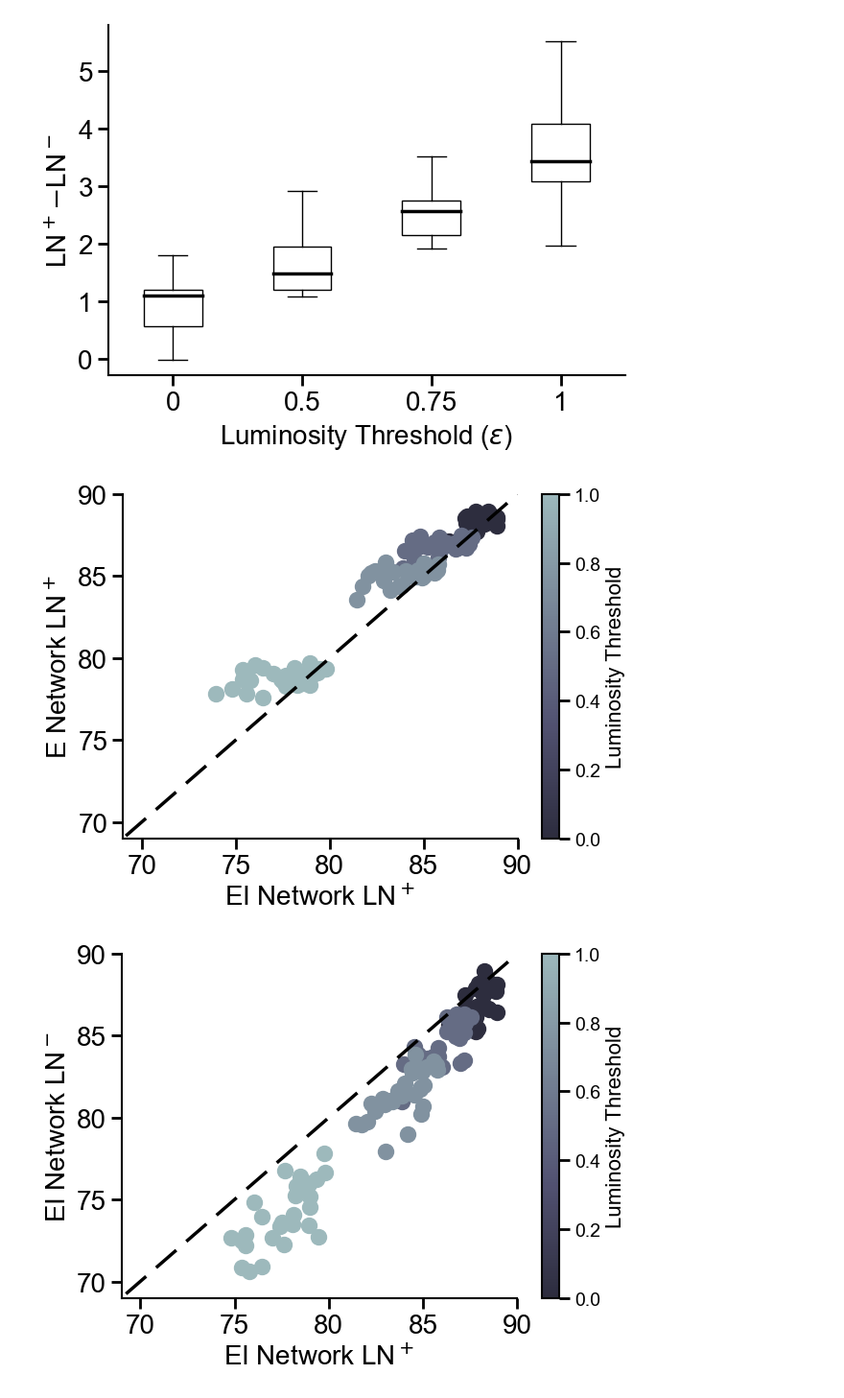
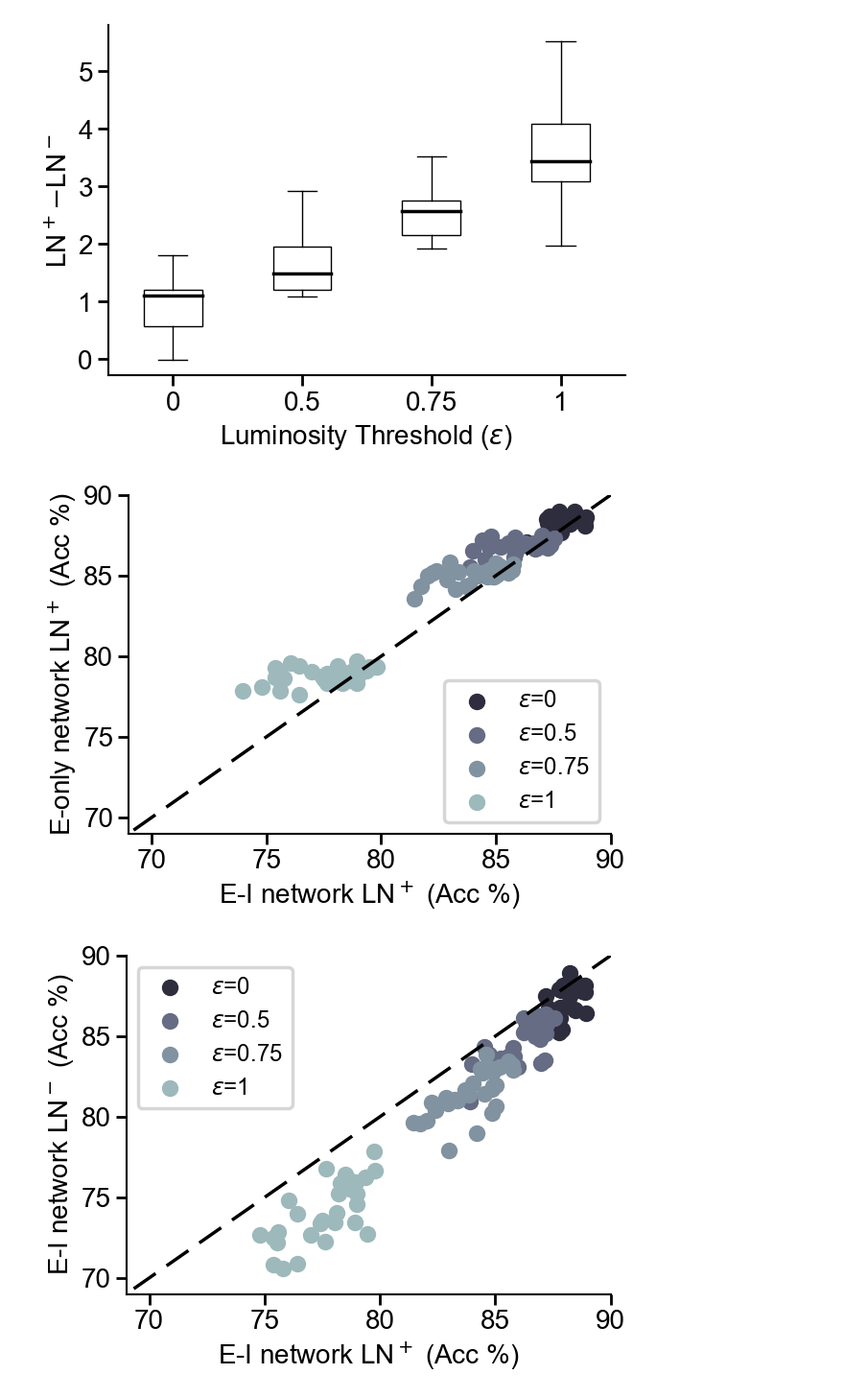
Before and after one commit to RoyHEyono/HomeostaticDANN, a Jupyter notebook: models/dense_mnist_task/figure_notebooks/fig1.ipynb, the cells around one changed output. Shown at 96% size. Saved outputs shown, nothing was run; the diff lists cells and outputs as text; code cells hidden in the pictures.

```diff
--- a/models/dense_mnist_task/figure_notebooks/fig1.ipynb
+++ b/models/dense_mnist_task/figure_notebooks/fig1.ipynb
@@ -187,9 +188,9 @@ scatter_handles = []  # For legend proxy if needed
 
 plt.xticks(fontsize=20)
 plt.yticks(fontsize=20)
-ax.plot(list_line, list_line, label='y = x', color='black', linestyle='--')
-ax.set_xlabel(f"EI Network LN$^+$", fontsize=20)
-ax.set_ylabel("E Network LN$^+$", fontsize=20)
+ax.plot(list_line, list_line, color='black', linestyle='--')
+ax.set_xlabel(f"E-I network LN$^+$ (Acc %)", fontsize=20)
+ax.set_ylabel("E-only network LN$^+$ (Acc %)", fontsize=20)
 
 for bfi in brightness_values:
     color = cmap(norm(bfi))
@@ -210,19 +211,20 @@ for bfi in brightness_values:
         vanilla_dann_acc = runs_dict["runs_e_network_ln"][top].summary['test_acc']
         for rn in runs_dict["runs_ei_network_ln"]:
             if same_config(rn.config, runs_dict["runs_e_network_ln"][top].config, keys=['lr', 'wd','inhib_lrs', 'momentum', 'inhib_momentum']):
-                sc = ax.scatter(rn.summary['test_acc'], vanilla_dann_acc, color=color)
+                sc = ax.scatter(rn.summary['test_acc'], vanilla_dann_acc, color=color, label=f"$\epsilon$={bfi}" if top == 0 else None)
                 break  # Only label once per brightness group
 ax.set_xlim(69, 90)
 ax.set_ylim(69, 90)
+ax.legend(loc='lower right')
 
-sm = cm.ScalarMappable(cmap=cmap, norm=norm)
-sm.set_array([])
-cbar = plt.colorbar(sm, ax=ax)
-cbar.set_label('Luminosity Threshold', fontsize=16)
-cbar.ax.tick_params(labelsize=14)
-plt.savefig("figure1g.svg", format="svg")
+# sm = cm.ScalarMappable(cmap=cmap, norm=norm)
+# sm.set_array([])
+# cbar = plt.colorbar(sm, ax=ax)
+# cbar.set_label('Luminosity Threshold', fontsize=16)
+# cbar.ax.tick_params(labelsize=14)
+plt.savefig("figure1e.svg", format="svg")
 # %% [output]
-[figure, old version]
+[figure, new version]
 # %%
 fig, ax = plt.subplots()
 
@@ -244,42 +246,42 @@ cmap = truncate_colormap(plt.get_cmap('bone'), 0.2, 0.7)
 
 scatter_handles = []  # For legend proxy if needed
 list_line = range(100)
 
 plt.xticks(fontsize=20)
 plt.yticks(fontsize=20)
-ax.plot(list_line, list_line, label='y = x', color='black', linestyle='--')
-ax.set_xlabel(f"EI Network LN$^+$", fontsize=20)
-ax.set_ylabel("EI Network LN$^-$", fontsize=20)
+ax.plot(list_line, list_line, color='black', linestyle='--')
+ax.set_xlabel(f"E-I network LN$^+$ (Acc %)", fontsize=20)
+ax.set_ylabel("E-I network LN$^-$ (Acc %)", fontsize=20)
 
 for bfi in brightness_values:
     color = cmap(norm(bfi))
 
     runs_dict = dict()
 
     runs_dict["runs_ei_network_noln"] = fetch_runs(api, entity='project_danns', project_name='Luminosity_LNHomeostasis', filters={"config.dataset": "fashionmnist",
                                                             "config.brightness_factor": bfi, "config.homeostasis": 0, "config.normtype": 0, "config.normtype_detach": 0,
                                                             "config.excitation_training": 0, "config.layer_norm": 0, "config.use_testset": True}, order="-summary_metrics.test_acc")
 
     runs_dict["runs_ei_network_ln"] = fetch_runs(api, entity='project_danns', project_name='Luminosity_LNHomeostasis', filters={"config.dataset": "fashionmnist",
                                                             "config.brightness_factor": bfi, "config.homeostasis": 0, "config.normtype": 0, "config.normtype_detach": 0,
                                                             "config.excitation_training": 0, "config.layer_norm": 1, "config.use_testset": True}, order="-summary_metrics.test_acc")
 
     top_n = len(runs_dict["runs_ei_network_noln"])
 
     for top in range(top_n):
         vanilla_dann_acc = runs_dict["runs_ei_network_noln"][top].summary['test_acc']
         for rn in runs_dict["runs_ei_network_ln"]:
             if same_config(rn.config, runs_dict["runs_ei_network_noln"][top].config, keys=['lr', 'wd','inhib_lrs', 'momentum', 'inhib_momentum']):
-                sc = ax.scatter(rn.summary['test_acc'], vanilla_dann_acc, color=color)
+                sc = ax.scatter(rn.summary['test_acc'], vanilla_dann_acc, color=color, label=f"$\epsilon$={bfi}" if top == 0 else None)
                 break  # Only label once per brightness group
 ax.set_xlim(69, 90)
 ax.set_ylim(69, 90)
-
-sm = cm.ScalarMappable(cmap=cmap, norm=norm)
-sm.set_array([])
-cbar = plt.colorbar(sm, ax=ax)
-cbar.set_label('Luminosity Threshold', fontsize=16)
-cbar.ax.tick_params(labelsize=14)
-plt.savefig("figure1d.svg", format="svg")
+ax.legend(loc='upper left')
+# sm = cm.ScalarMappable(cmap=cmap, norm=norm)
+# sm.set_array([])
+# cbar = plt.colorbar(sm, ax=ax)
+# cbar.set_label('Luminosity Threshold', fontsize=16)
+# cbar.ax.tick_params(labelsize=14)
+plt.savefig("figure1c.svg", format="svg")
 # %% [output]
-[figure, old version]
+[figure, new version]
```
Also changed, not shown: parts of 1 cell of this notebook, 20 other files.
